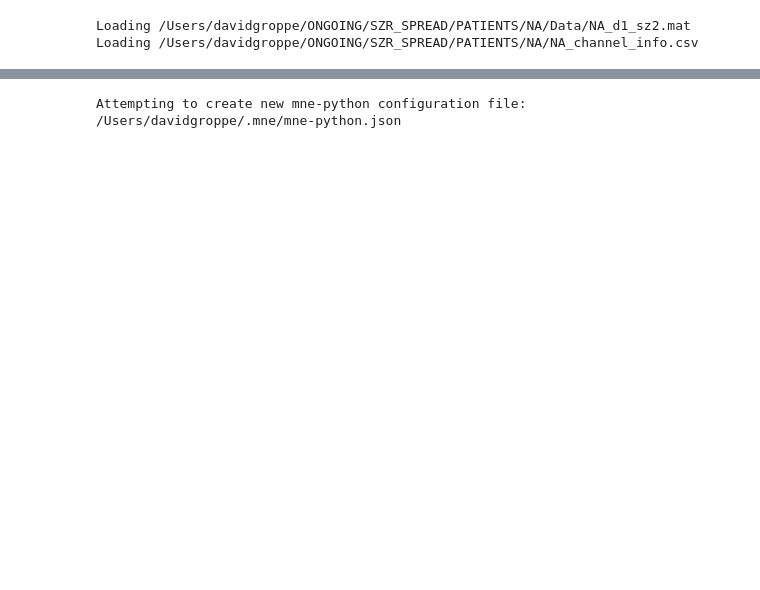
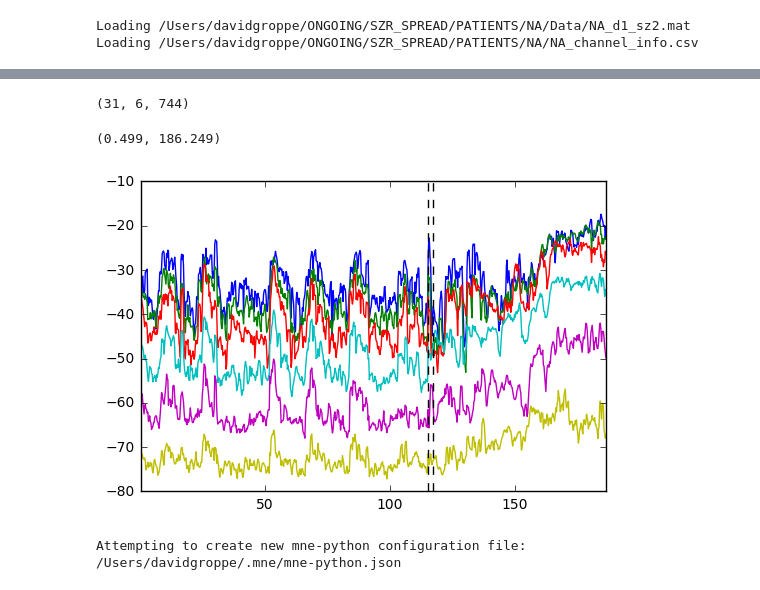
Before and after one commit to dmgroppe/SZR_ANT, a Jupyter notebook: analyze_one_patient.ipynb, the cells around one changed output, grey strips where cells are left out. Cells and saved outputs as stored; diff of their text form; code cells hidden in the pictures; blank space fills up the shorter version.

```diff
--- a/analyze_one_patient.ipynb
+++ b/analyze_one_patient.ipynb
@@ -93,0 +174,14 @@ plt.plot([onset_tpt/Sf, onset_tpt/Sf],ylim,'k--')
+# %%
+print(db_pwr.shape)
+_=plt.plot(sgram_sec,db_pwr[onset_chan_id,:,:].T)
+onset_sgram_tpt_lower=dg.find_nearest(sgram_sec,onset_lower_bnd_sec)
+onset_sgram_tpt_upper=dg.find_nearest(sgram_sec,onset_upper_bnd_sec)
+ylim=plt.ylim()
+plt.plot([sgram_sec[onset_sgram_tpt_upper], sgram_sec[onset_sgram_tpt_upper]],ylim,'k--')
+plt.plot([sgram_sec[onset_sgram_tpt_lower], sgram_sec[onset_sgram_tpt_lower]],ylim,'k--')
+plt.ylim(ylim)
+plt.xlim([sgram_sec[0], sgram_sec[-1]])
+# %% [output]
+(31, 6, 744)
+(0.499, 186.249)
+[figure, added]
```
Also changed, not shown: parts of 14 cells of this notebook.
